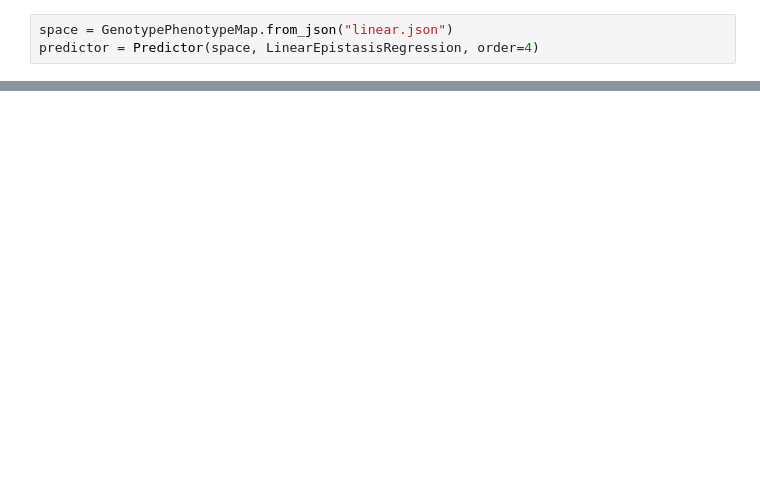
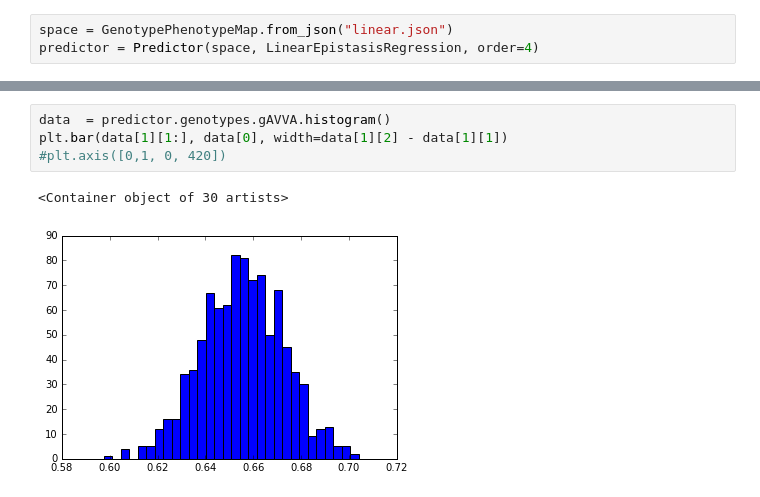
Before and after one commit to harmslab/gpseer, a Jupyter notebook: examples/Untitled.ipynb, the cells around one changed output, grey strips where cells are left out. Cells and saved outputs as stored; diff of their text form; blank space fills up the shorter version.

```diff
--- a/examples/Untitled.ipynb
+++ b/examples/Untitled.ipynb
@@ -40,0 +205,7 @@ import numpy as np
+# %%
+data  = predictor.genotypes.gAVVA.histogram()
+plt.bar(data[1][1:], data[0], width=data[1][2] - data[1][1])
+#plt.axis([0,1, 0, 420])
+# %% [output]
+<Container object of 30 artists>
+[figure, added]
```
Also changed, not shown: parts of 18 cells of this notebook, 7 other files.
